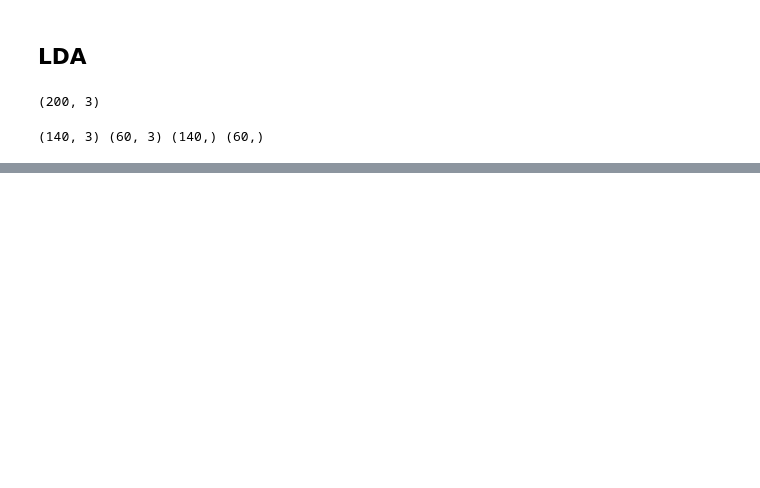
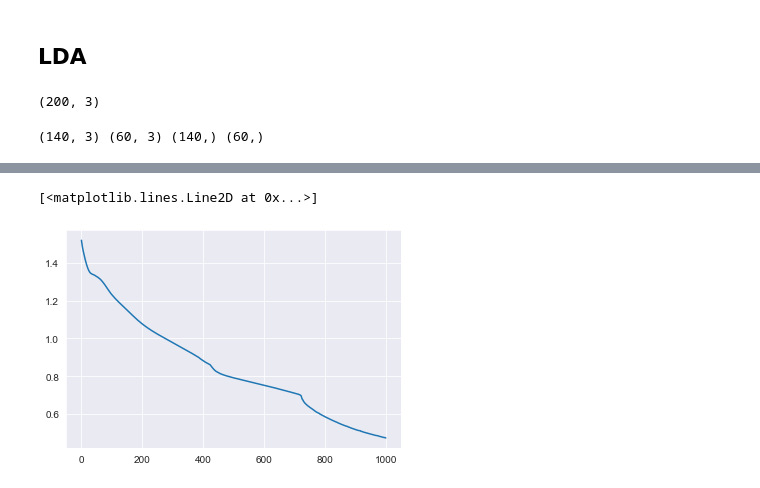
Before and after one commit to nunof98/data-fusion, a Jupyter notebook: drug_classification.ipynb, the cells around one changed output, grey strips where cells are left out. Cells and saved outputs as stored; diff of their text form; code cells hidden in the pictures; blank space fills up the shorter version.

```diff
--- a/drug_classification.ipynb
+++ b/drug_classification.ipynb
@@ -377,0 +399,9 @@ ConfusionMatrixDisplay.from_predictions(y_test_lda,y_pred_lda_mlp)
+# %%
+from sklearn.preprocessing import MinMaxScaler
+
+# normalize values
+scaler = MinMaxScaler()
+
+df_scaled = df.copy()
+df_scaled[['Age', 'Na_to_K']] = scaler.fit_transform(df_scaled[['Age', 'Na_to_K']])
+df_scaled
@@ -377,0 +594,9 @@ ConfusionMatrixDisplay.from_predictions(y_test_lda,y_pred_lda_mlp)
+# %%
+# build MLP classifier
+clf_pca_scaled = MLPClassifier(hidden_layer_sizes=(200, 40, 10), activation='relu', solver='adam', max_iter=1000)
+# train model
+model_pca_scaled = clf_pca_scaled.fit(X_train_pca_scaled, y_train_pca_scaled)
+plt.plot(clf_pca_scaled.loss_curve_)
+# %% [output]
+[<matplotlib.lines.Line2D at 0x...>]
+[figure, added]
```
Also changed, not shown: parts of 47 cells of this notebook, 6 other files.
